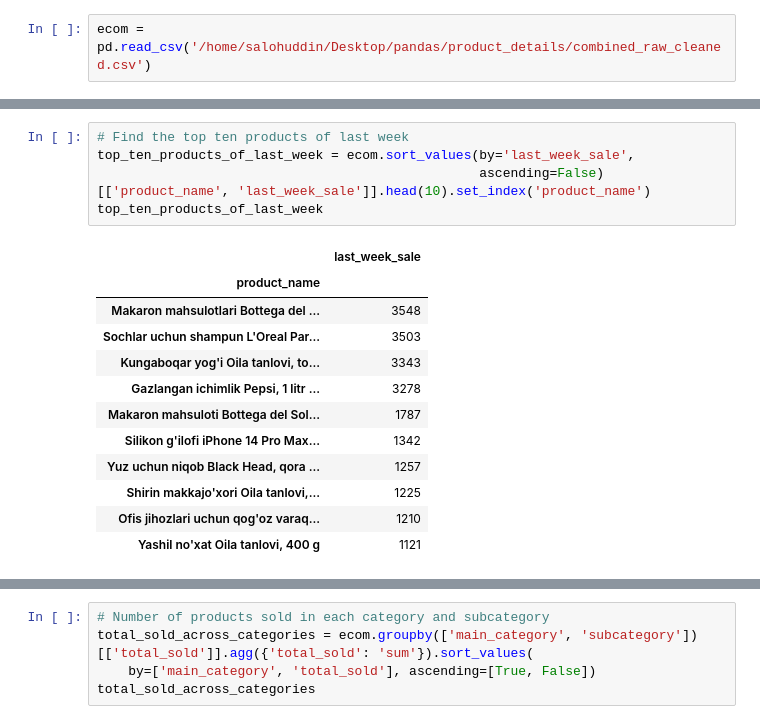
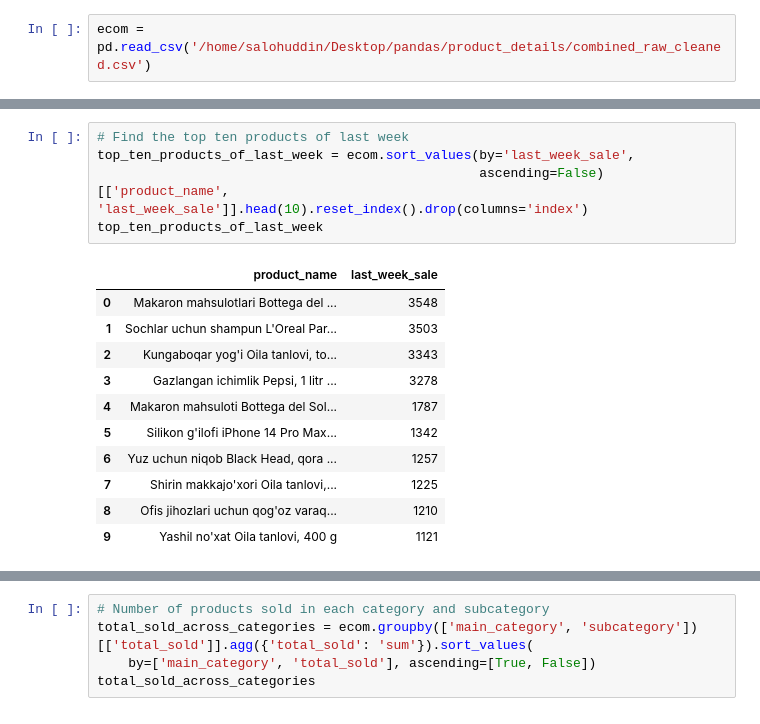
Before and after one commit to Salokhuddin/uzum-scraper-and-analyser, a Jupyter notebook: uzum_cleaning_and_eda.ipynb, the cells around one changed output, grey strips where cells are left out. Drawn from its saved outputs; the diff is of its cells as text.

```diff
--- a/uzum_cleaning_and_eda.ipynb
+++ b/uzum_cleaning_and_eda.ipynb
@@ -155,21 +151,20 @@ top_ten_products_of_all_time
 # %%
 # Find the top ten products of last week
 top_ten_products_of_last_week = ecom.sort_values(by='last_week_sale',
-                                                 ascending=False)[['product_name', 'last_week_sale']].head(10).set_index('product_name')
+                                                 ascending=False)[['product_name', 'last_week_sale']].head(10).reset_index().drop(columns='index')
 top_ten_products_of_last_week
 # %% [output]
-|  | last_week_sale |
-| product_name |  |
-| Makaron mahsulotlari Bottega del ... | 3548 |
-| Sochlar uchun shampun L'Oreal Par... | 3503 |
-| Kungaboqar yog'i Oila tanlovi, to... | 3343 |
-| Gazlangan ichimlik Pepsi, 1 litr ... | 3278 |
-| Makaron mahsuloti Bottega del Sol... | 1787 |
-| Silikon g'ilofi iPhone 14 Pro Max... | 1342 |
-| Yuz uchun niqob Black Head, qora ... | 1257 |
-| Shirin makkajo'xori Oila tanlovi,... | 1225 |
-| Ofis jihozlari uchun qog'oz varaq... | 1210 |
-| Yashil no'xat Oila tanlovi, 400 g | 1121 |
+|  | product_name | last_week_sale |
+| 0 | Makaron mahsulotlari Bottega del ... | 3548 |
+| 1 | Sochlar uchun shampun L'Oreal Par... | 3503 |
+| 2 | Kungaboqar yog'i Oila tanlovi, to... | 3343 |
+| 3 | Gazlangan ichimlik Pepsi, 1 litr ... | 3278 |
+| 4 | Makaron mahsuloti Bottega del Sol... | 1787 |
+| 5 | Silikon g'ilofi iPhone 14 Pro Max... | 1342 |
+| 6 | Yuz uchun niqob Black Head, qora ... | 1257 |
+| 7 | Shirin makkajo'xori Oila tanlovi,... | 1225 |
+| 8 | Ofis jihozlari uchun qog'oz varaq... | 1210 |
+| 9 | Yashil no'xat Oila tanlovi, 400 g | 1121 |
 # %%
 # Find the worst ten products of last week (among those products sold at least once)
 worst_ten_products_of_last_week = ecom[ecom['last_week_sale'] > 0].sort_values(by='last_week_sale',
```
Also changed, not shown: parts of 14 cells of this notebook.
